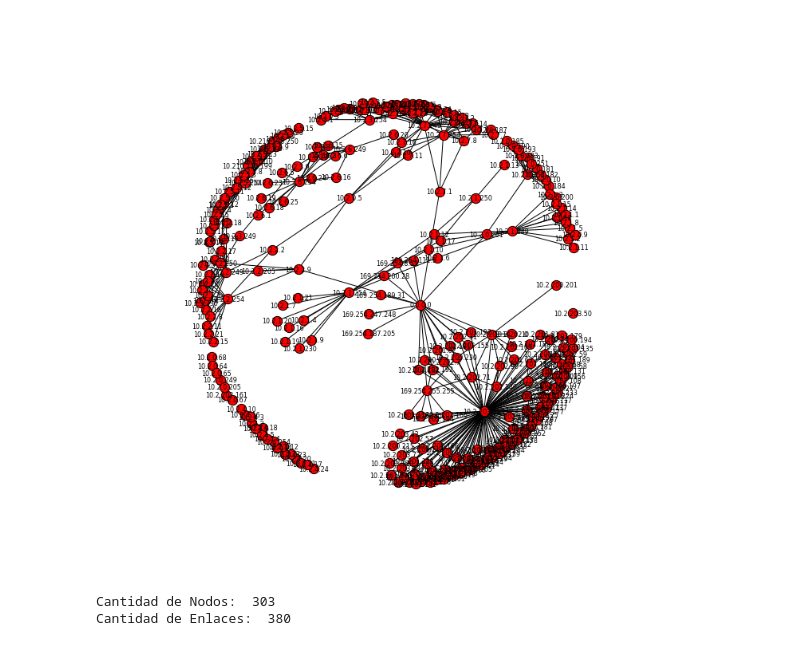
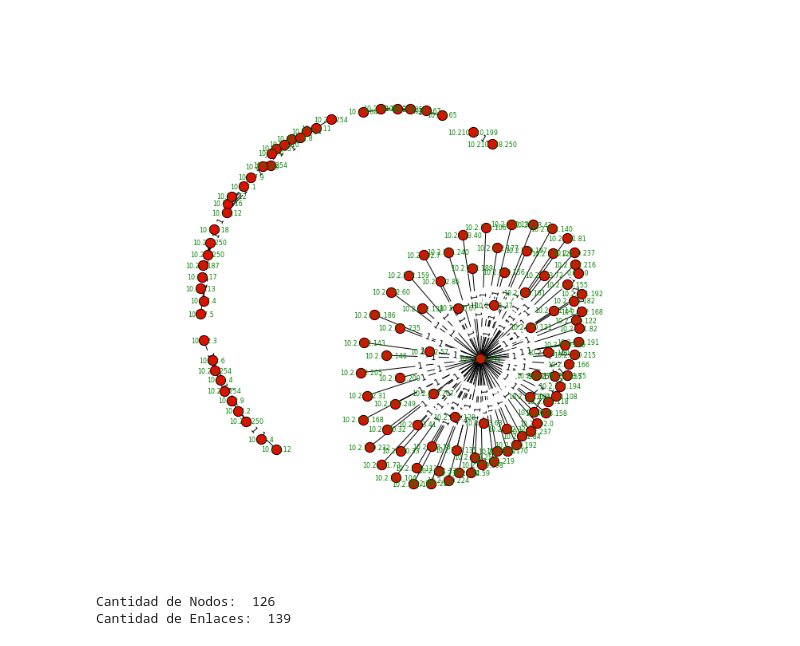
Before and after one commit to calasius/redes, a Jupyter notebook: cbonomi/Graficos.ipynb, the cells around one changed output. Saved outputs shown, nothing was run; the diff lists cells and outputs as text; code cells hidden in the pictures.

```diff
--- a/cbonomi/Graficos.ipynb
+++ b/cbonomi/Graficos.ipynb
@@ -91,3 +96,5 @@ packages = sc.sniff(offline=PCAP_FILE, lfilter=lambda x: x.haslayer(sc.ARP))
 arp_packages = map(lambda p: p["ARP"], packages)
 who_has_packages = filter(lambda p : p.op == ARP_OP_WHO_HAS,arp_packages)
 is_at_packages = filter(lambda p : p.op == ARP_OP_IS_AT, arp_packages)
+# %%
+packages = sc.sniff(offline=PCAP_FILE)
@@ -158,45 +190,58 @@ def crear_grafo_cmin(paquetes, cMinIntNodo):
     plt.figure(figsize=(12,12))
 
     pos=nx.spring_layout(grafo)
-    nx.draw_networkx_labels(grafo,pos,etiquetas,node_size=60,font_size=8)
+    nx.draw_networkx_labels(grafo,pos,etiquetas,node_size=60,font_size=8, font_color="g")
     nx.draw(grafo,pos,node_size=150,font_size=8)
+
+    #mostramos los pesos de las aristas
+    labels = nx.get_edge_attributes(grafo,'weight')
+    nx.draw_networkx_edge_labels(grafo,pos,edge_labels=labels)
+
     pylab.show()
     return grafo
 
 def crear_grafo(paquetes):
     return crear_grafo_cmin(paquetes, 0)
 
 def agregar_paquete(grafo, paquete, etiquetas, contadores, cMinIntNodo):
     origen = paquete.psrc
     destino = paquete.pdst
     cantNodos = 0
 
     if (contadores[destino]>=cMinIntNodo):
+        if (grafo.has_node(origen) and grafo.has_node(destino) and destino != origen):
+            #print origen, " : ", destino
+            if(grafo.has_edge(origen, destino)):
+                pesoActual = grafo[origen][destino]['weight'] + 1
+                #print grafo[origen][destino]
+                grafo.add_edge(origen, destino, weight=pesoActual)
+                #print grafo[origen][destino]
+
         if (not grafo.has_node(origen)):
             grafo.add_node(origen)
             etiquetas[origen]=origen
             cantNodos = cantNodos + 1
         if (not grafo.has_node(destino)):
             grafo.add_node(destino)
             etiquetas[destino]=destino
             cantNodos = cantNodos + 1
-        grafo.add_edge(origen, destino)
+        grafo.add_edge(origen, destino, weight=1)
 
     #grafo.remove_node("0.0.0.0")
 
     #nx.draw(grafo, pos, node_color=range(cantNodos), cmap=plt.cm.Blues)
     return grafo
 
 
-A = crear_grafo(who_has_packages)
+A = crear_grafo_cmin(who_has_packages, 15)
 
 
 print "Cantidad de Nodos: ", A.number_of_nodes()
 print "Cantidad de Enlaces: ", A.number_of_edges()
 # %% [output]
-[figure, old version]
+[figure, new version]
-Cantidad de Nodos:  303
-Cantidad de Enlaces:  380
+Cantidad de Nodos:  126
+Cantidad de Enlaces:  139
 # %%
 def setear_esquema_sin_etiquetas(grafo, ancho, alto, tamano_nodo, tamano_fuente):
     plt.figure(3, figsize=(ancho, alto))
```
Also changed, not shown: parts of 7 cells of this notebook.
